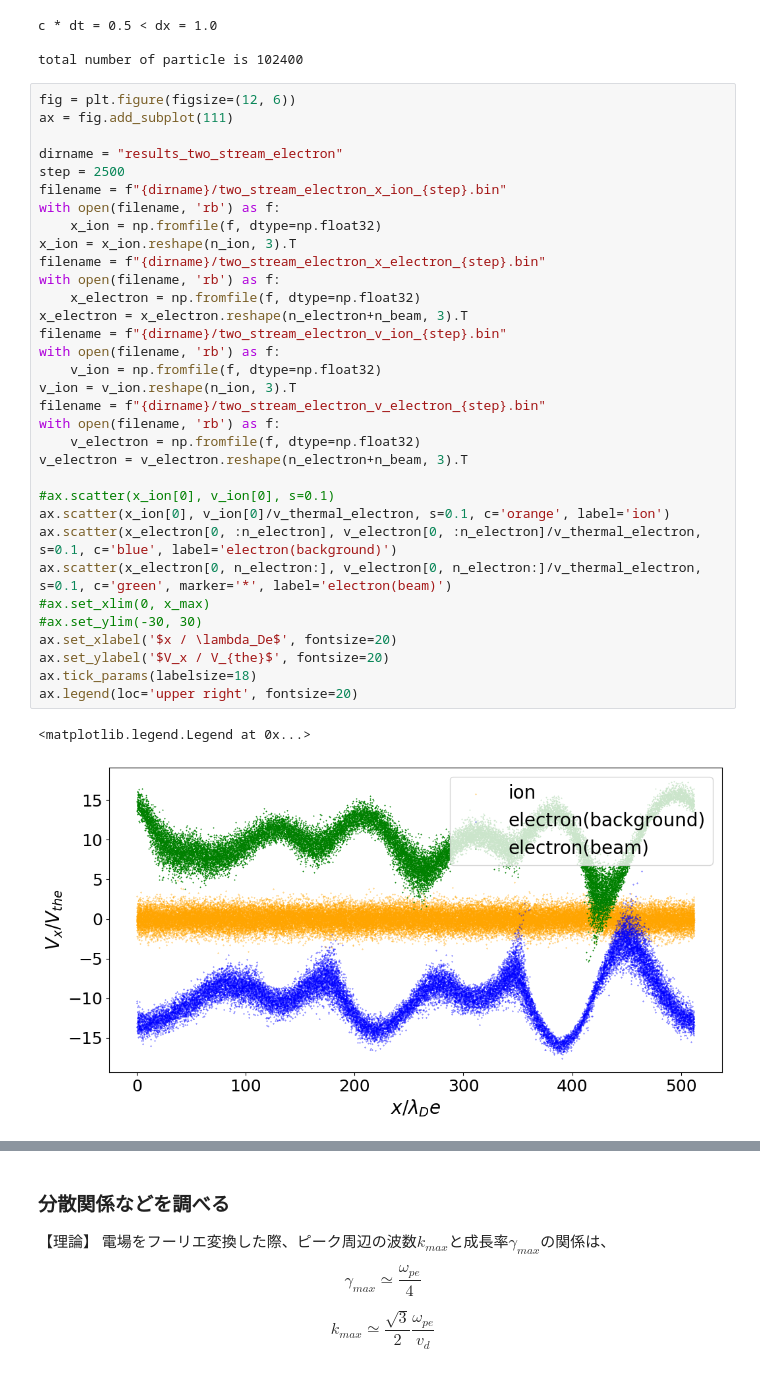
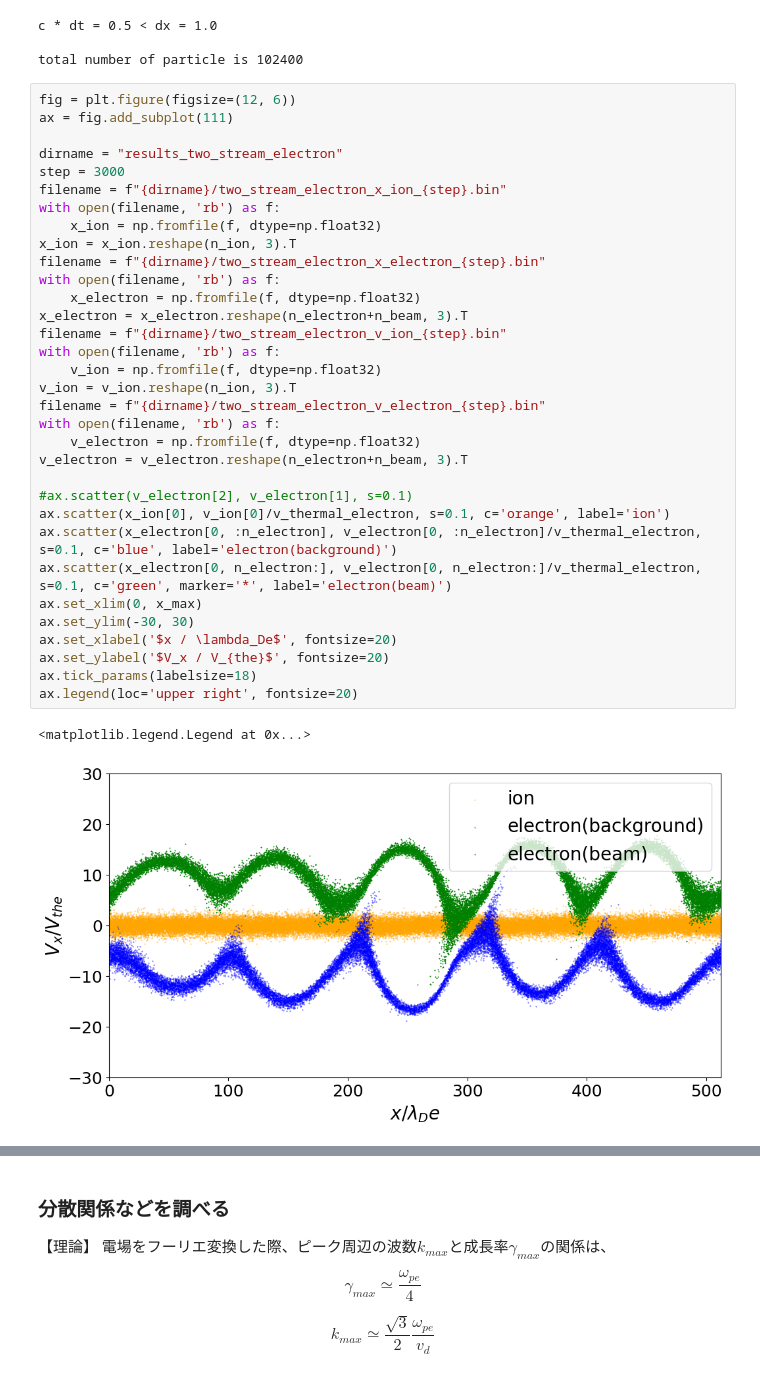
Before and after one commit to keita-akutagawa/PIC_GPU, a Jupyter notebook: examples_1D/two_stream_electron/PIC1D_two_stream_electron.ipynb, the cells around one changed output, grey strips where cells are left out. Saved outputs shown, nothing was run; the diff lists cells and outputs as text.

```diff
--- a/examples_1D/two_stream_electron/PIC1D_two_stream_electron.ipynb
+++ b/examples_1D/two_stream_electron/PIC1D_two_stream_electron.ipynb
@@ -63,38 +63,38 @@ total number of particle is 102400
 fig = plt.figure(figsize=(12, 6))
 ax = fig.add_subplot(111)
 
 dirname = "results_two_stream_electron"
-step = 2500
+step = 3000
 filename = f"{dirname}/two_stream_electron_x_ion_{step}.bin"
 with open(filename, 'rb') as f:
     x_ion = np.fromfile(f, dtype=np.float32)
 x_ion = x_ion.reshape(n_ion, 3).T
 filename = f"{dirname}/two_stream_electron_x_electron_{step}.bin"
 with open(filename, 'rb') as f:
     x_electron = np.fromfile(f, dtype=np.float32)
 x_electron = x_electron.reshape(n_electron+n_beam, 3).T
 filename = f"{dirname}/two_stream_electron_v_ion_{step}.bin"
 with open(filename, 'rb') as f:
     v_ion = np.fromfile(f, dtype=np.float32)
 v_ion = v_ion.reshape(n_ion, 3).T
 filename = f"{dirname}/two_stream_electron_v_electron_{step}.bin"
 with open(filename, 'rb') as f:
     v_electron = np.fromfile(f, dtype=np.float32)
 v_electron = v_electron.reshape(n_electron+n_beam, 3).T
 
-#ax.scatter(x_ion[0], v_ion[0], s=0.1)
+#ax.scatter(v_electron[2], v_electron[1], s=0.1)
 ax.scatter(x_ion[0], v_ion[0]/v_thermal_electron, s=0.1, c='orange', label='ion')
 ax.scatter(x_electron[0, :n_electron], v_electron[0, :n_electron]/v_thermal_electron, s=0.1, c='blue', label='electron(background)')
 ax.scatter(x_electron[0, n_electron:], v_electron[0, n_electron:]/v_thermal_electron, s=0.1, c='green', marker='*', label='electron(beam)')
-#ax.set_xlim(0, x_max)
-#ax.set_ylim(-30, 30)
+ax.set_xlim(0, x_max)
+ax.set_ylim(-30, 30)
 ax.set_xlabel('$x / \lambda_De$', fontsize=20)
 ax.set_ylabel('$V_x / V_{the}$', fontsize=20)
 ax.tick_params(labelsize=18)
 ax.legend(loc='upper right', fontsize=20)
 # %% [output]
 <matplotlib.legend.Legend at 0x...>
-[figure, old version]
+[figure, new version]
 # %%
 fig = plt.figure(figsize=(12, 6))
 ax = fig.add_subplot(111)
```
Also changed, not shown: parts of 5 cells of this notebook, 22 other files.
